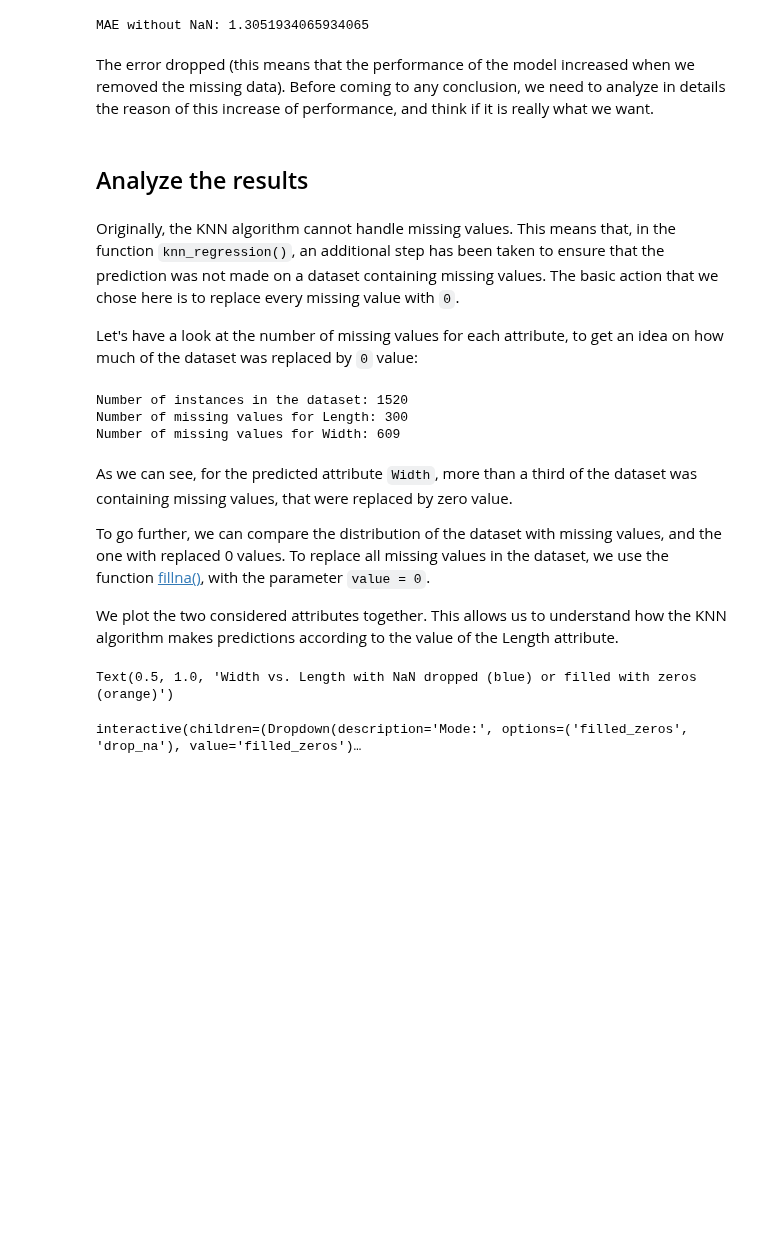
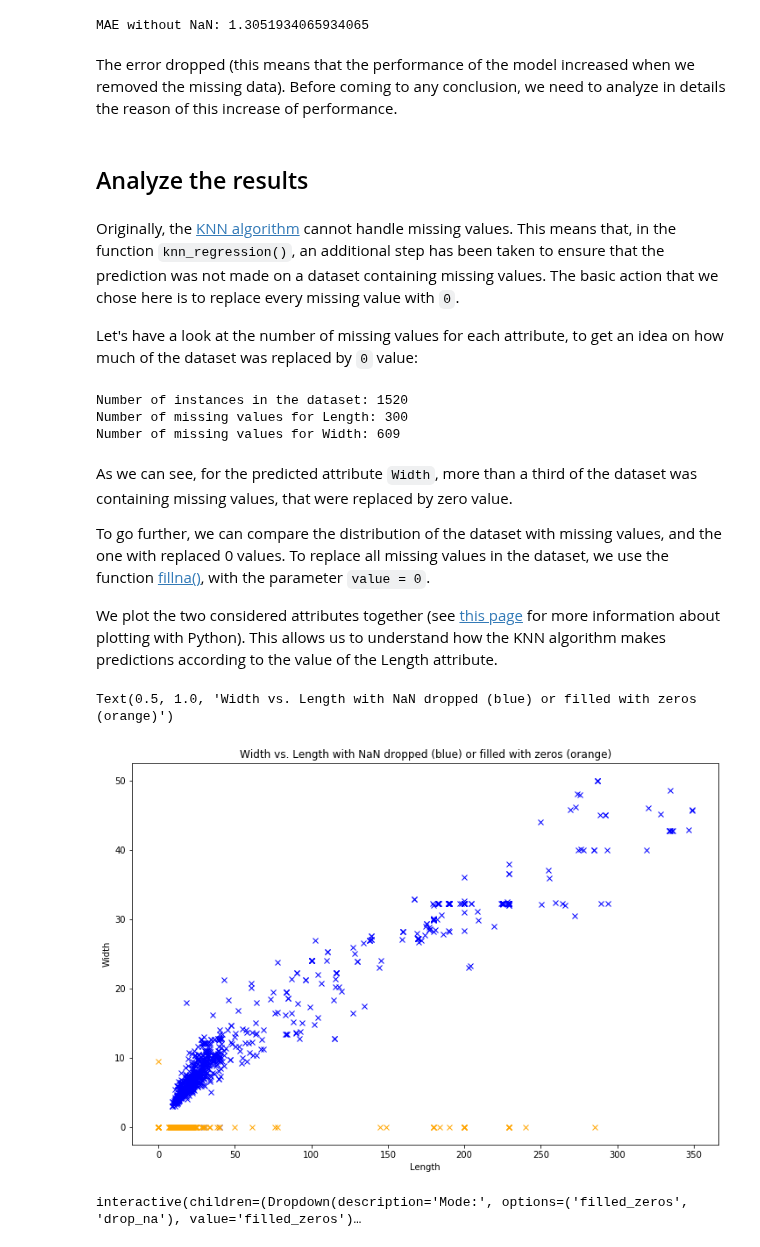
Before and after one commit to xldrkp/jb-test, a Jupyter notebook: content/chapter1-numerical/1-2-1-width.ipynb, the cells around one changed output. Drawn from its saved outputs; the diff is of its cells as text; code cells hidden in the pictures; blank space fills up the shorter version.

```diff
--- a/content/chapter1-numerical/1-2-1-width.ipynb
+++ b/content/chapter1-numerical/1-2-1-width.ipynb
@@ -48,11 +49,11 @@ print('MAE without NaN: ' + str(mean_absolute_error(pred2, ytest2)))
 # %% [output]
 MAE without NaN: 1.3051934065934065
 # %% [markdown]
-The error dropped (this means that the performance of the model increased when we removed the missing data). Before coming to any conclusion, we need to analyze in details the reason of this increase of performance, and think if it is really what we want.
+The error dropped (this means that the performance of the model increased when we removed the missing data). Before coming to any conclusion, we need to analyze in details the reason of this increase of performance.
 # %% [markdown]
 ## Analyze the results
 # %% [markdown]
-Originally, the KNN algorithm cannot handle missing values. This means that, in the function ``knn_regression()``, an additional step has been taken to ensure that the prediction was not made on a dataset containing missing values. The basic action that we chose here is to replace every missing value with ``0``.
+Originally, the [KNN algorithm](./../../appendix/A-1-2-algorithms.html) cannot handle missing values. This means that, in the function ``knn_regression()``, an additional step has been taken to ensure that the prediction was not made on a dataset containing missing values. The basic action that we chose here is to replace every missing value with ``0``.
 
 Let's have a look at the number of missing values for each attribute, to get an idea on how much of the dataset was replaced by ``0`` value:
 # %%
@@ -68,26 +69,27 @@ As we can see, for the predicted attribute ``Width``, more than a third of the d
 
 To go further, we can compare the distribution of the dataset with missing values, and the one with replaced 0 values. To replace all missing values in the dataset, we use the function [fillna()](https://pandas.pydata.org/pandas-docs/stable/reference/api/pandas.DataFrame.fillna.html), with the parameter ``value = 0``.
 
-We plot the two considered attributes together. This allows us to understand how the KNN algorithm makes predictions according to the value of the Length attribute.
+We plot the two considered attributes together (see [this page](./../../introduction/python/0-5-7-plot.html) for more information about plotting with Python). This allows us to understand how the KNN algorithm makes predictions according to the value of the Length attribute.
 # %%
 import matplotlib.pyplot as plt
 
 plt.figure(figsize = (12, 8))
 
 # missing values dropped (blue)
 static_selected = static_data[[x[0], y[0]]].dropna()
-plt.plot(static_selected['Length'], static_selected['Width'], 'x')
+plt.plot(static_selected['Length'], static_selected['Width'], 'x', color = 'blue')
 
 # missing values filled with zeros (orange)
 static_zeros = static_data.fillna(value = 0)
 static_zeros = static_zeros.loc[static_zeros['Length'] == 0].append(static_zeros.loc[static_zeros['Width'] == 0])
-plt.plot(static_zeros['Length'], static_zeros['Width'], 'x')
+plt.plot(static_zeros['Length'], static_zeros['Width'], 'x', color = 'orange')
 
 plt.xlabel('Length')
 plt.ylabel('Width')
 plt.title('Width vs. Length with NaN dropped (blue) or filled with zeros (orange)')
 # %% [output]
 Text(0.5, 1.0, 'Width vs. Length with NaN dropped (blue) or filled with zeros (orange)')
+[figure, added]
 # %%
 # For beginner version: cell to hide
 
```
Also changed, not shown: parts of 10 cells of this notebook.
